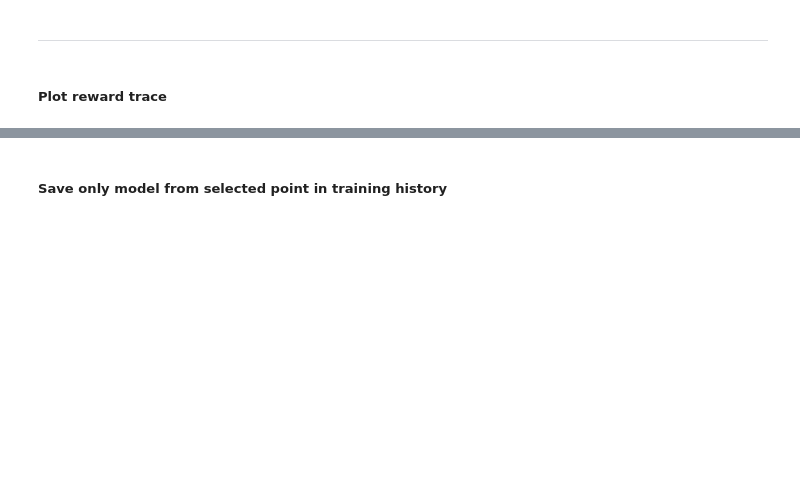
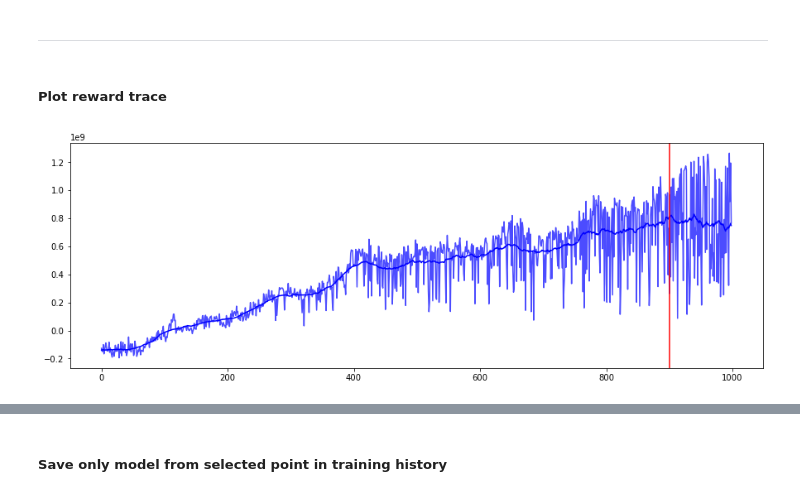
Before and after one commit to willarliss/Trade-Bot-2, a Jupyter notebook: training_agent.ipynb, the cells around one changed output, grey strips where cells are left out. Saved outputs shown, nothing was run; the diff lists cells and outputs as text; code cells hidden in the pictures; blank space fills up the shorter version.

```diff
--- a/training_agent.ipynb
+++ b/training_agent.ipynb
@@ -186,6 +194,19 @@ expl_noise
 ---
 # %% [markdown]
 ##### Plot reward trace
+# %%
+nwd = pd.Series(reward_trace['net_worth_diff'])
+nwd = nwd.rolling(window=report, center=True, min_periods=1).mean()
+# %%
+plt.figure(figsize=(15,5))
+
+plt.plot(reward_trace['net_worth_diff'], 'b', alpha=0.7)
+plt.plot(nwd, 'b')
+plt.axvline(900, c='r')
+
+plt.show()
+# %% [output]
+[figure, added]
 # %%
 plt.figure(figsize=(15,5))
 
```
Also changed, not shown: parts of 12 cells of this notebook, 11 other files.
